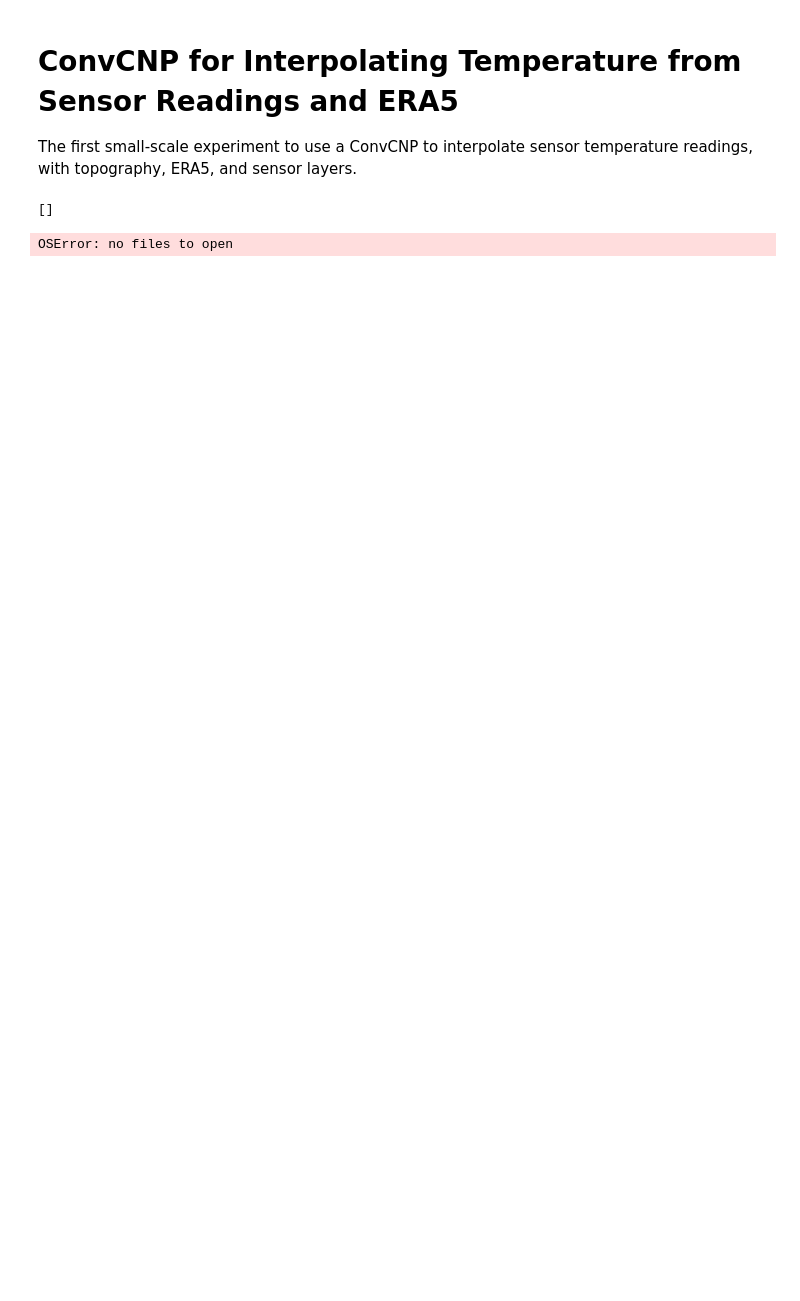
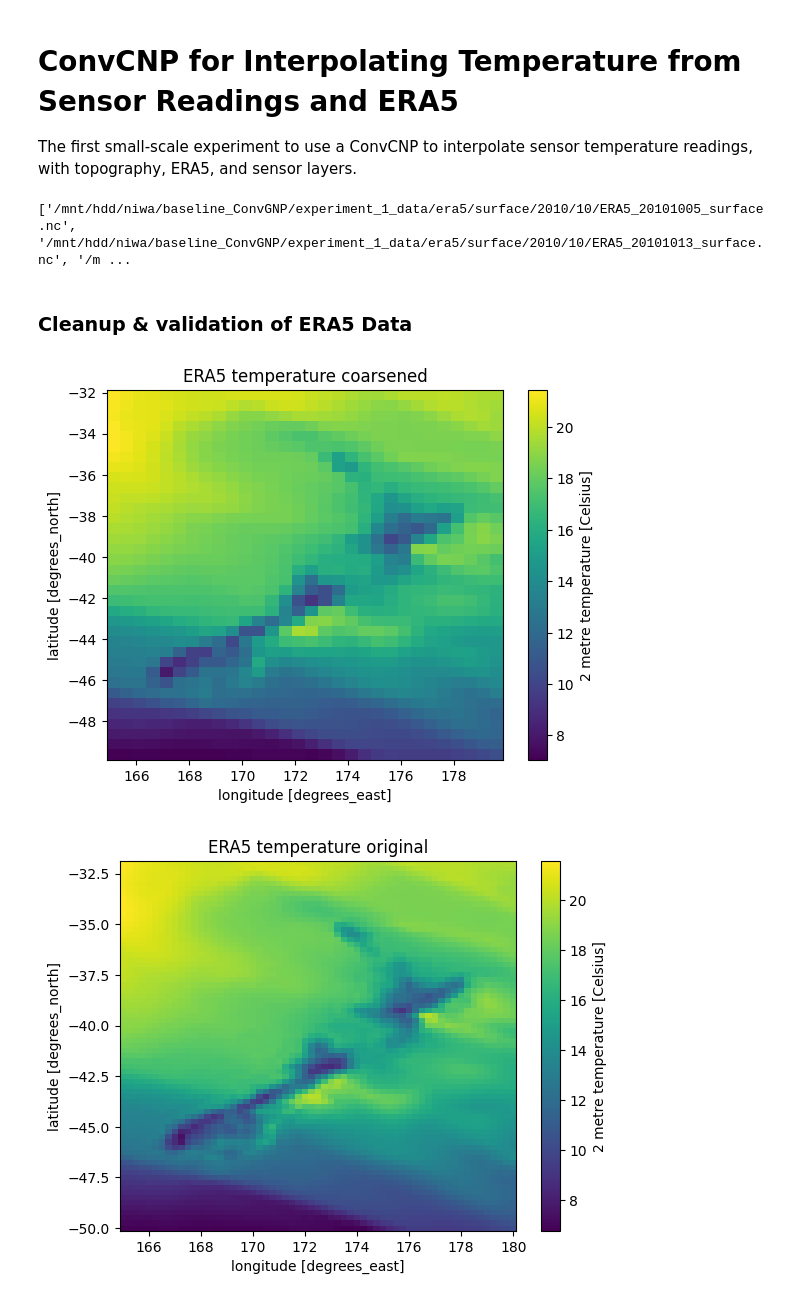
Before and after one commit to LennoxC/convcnp-assim-nz, a Jupyter notebook: notebooks/experiments/exp1_temperature_ConvCNP.ipynb, the cells around one changed output. Saved outputs shown, nothing was run; the diff lists cells and outputs as text; code cells hidden in the pictures; blank space fills up the shorter version.

Commit message:
Experiment 1 WIP

```diff
--- a/notebooks/experiments/exp1_temperature_ConvCNP.ipynb
+++ b/notebooks/experiments/exp1_temperature_ConvCNP.ipynb
@@ -23,15 +29,18 @@ from deepsensor.train.train import set_gpu_default_device
 # %%
 # setup variables for experiment
 var = TEMPERATURE
-years = [2010, 2011, 2012]
+years = [2010, 2011, 2012, 2013, 2014]
 
-train_years = [2010, 2011]
-validation_years = [2012]
+train_years = [2010] #[2010, 2011, 2012, 2013]
+validation_years = [2014]
 
 # GPU settings
 use_gpu = True
 if use_gpu:
     set_gpu_default_device()
+
+# visualisations of data
+DEBUG_PLOTS = True
 # %%
 # load datasets
 station_processor = ProcessStations()
@@ -39,10 +48,29 @@ topography_processor = ProcessTopography()
 era5_processor = ProcessERA5()
 
 # topography and ERA5 datasets are loaded as simple xarray datasets
-topography_ds = topography_processor.load_ds()
-era5_ds = era5_processor.load_ds(mode="surface", years=years)
-
-era5_processor.get_variable(era5_ds, var) # set variable to process - e.g. "temperature"
+topography_ds = topography_processor.load_ds(standardise_var_names=True, standardise_coord_names=True)
+era5_ds = era5_processor.load_ds(mode="surface", years=years, standardise_var_names=True, standardise_coord_names=True)
 # %% [output]
-[]
+['/mnt/hdd/niwa/baseline_ConvGNP/experiment_1_data/era5/surface/2010/10/ERA5_20101005_surface.nc', '/mnt/hdd/niwa/baseline_ConvGNP/experiment_1_data/era5/surface/2010/10/ERA5_20101013_surface.nc', '/m ...
-OSError: no files to open
+# %% [markdown]
+### Cleanup & validation of ERA5 Data
+# %%
+# clean up the ERA5 data:
+era5_da = era5_processor.get_variable(era5_ds, var) # set variable to process - e.g. "temperature"
+era5_da = kelvin_to_celsius(era5_da)
+
+# coarsen ERA5
+era5_da_coarsen = era5_da.coarsen(lat=2, lon=2, boundary='trim').mean()
+# %%
+if DEBUG_PLOTS:
+    # visual check of correctness
+    era5_da_coarsen.sel(time="2010-01-01T18:00").plot()
+    plt.title(f"ERA5 {var} coarsened")
+    plt.show()
+
+    era5_da.sel(time="2010-01-01T18:00").plot()
+    plt.title(f"ERA5 {var} original")
+    plt.show()
+# %% [output]
+[figure, added]
+[figure, added]
```
Also changed, not shown: parts of 6 cells of this notebook, 6 other files.
